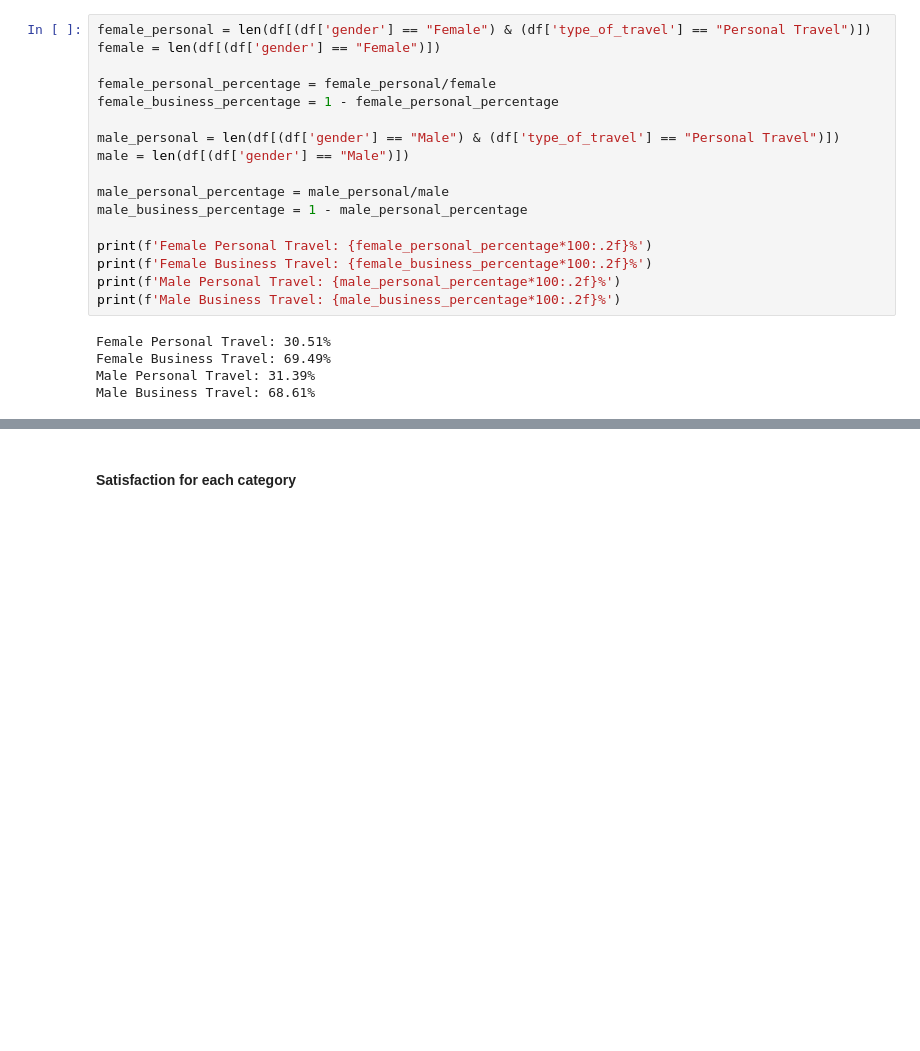
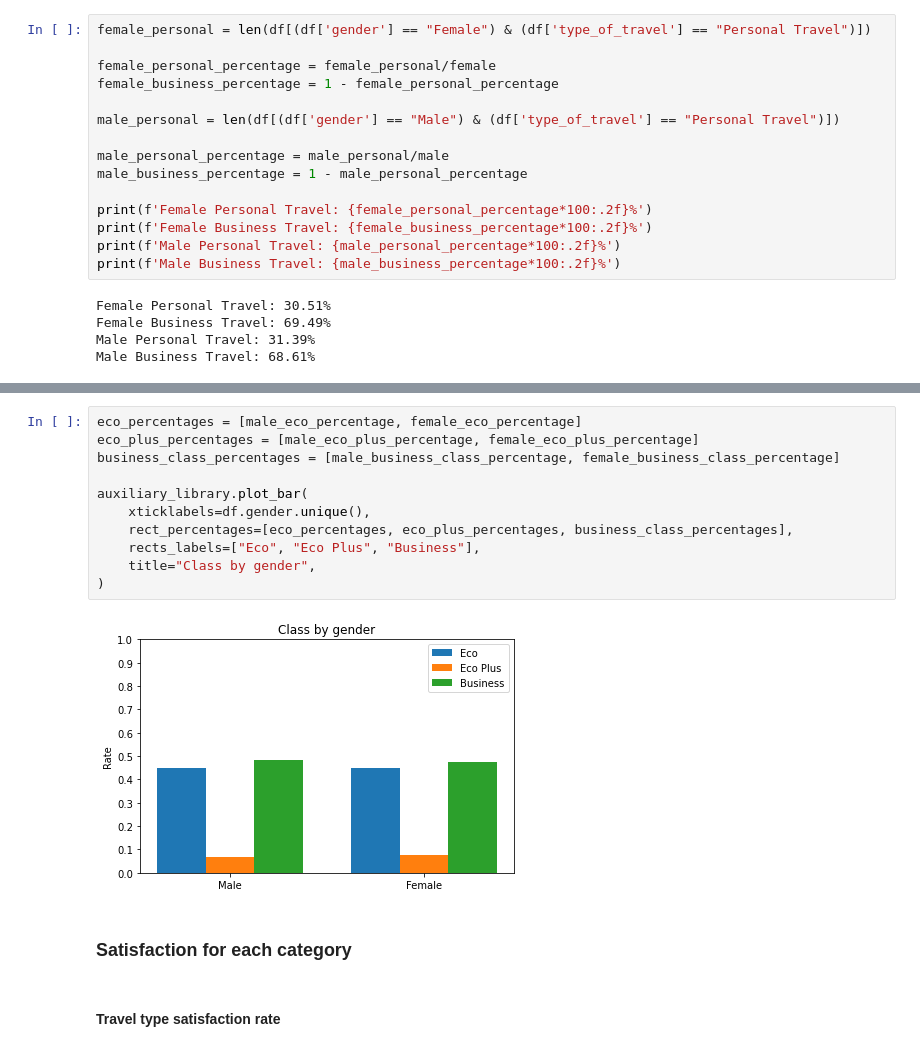
Before and after one commit to GabrielTourinho/airlilne_passenger_satisfaction, a Jupyter notebook: Airline Passenger Satisfaction.ipynb, the cells around one changed output, grey strips where cells are left out. Saved outputs shown, nothing was run; the diff lists cells and outputs as text; blank space fills up the shorter version.

```diff
--- a/Airline Passenger Satisfaction.ipynb
+++ b/Airline Passenger Satisfaction.ipynb
@@ -235,12 +517,10 @@ Male Disloyal Customer: 17.09%
 # %%
 female_personal = len(df[(df['gender'] == "Female") & (df['type_of_travel'] == "Personal Travel")])
-female = len(df[(df['gender'] == "Female")])
 
 female_personal_percentage = female_personal/female
 female_business_percentage = 1 - female_personal_percentage
 
 male_personal = len(df[(df['gender'] == "Male") & (df['type_of_travel'] == "Personal Travel")])
-male = len(df[(df['gender'] == "Male")])
 
 male_personal_percentage = male_personal/male
 male_business_percentage = 1 - male_personal_percentage
@@ -284,6 +576,21 @@ Female Business Class: 47.44%
 Male Eco Class: 44.76%
 Male Eco Plus Class: 6.95%
 Male Business Class: 48.29%
+# %%
+eco_percentages = [male_eco_percentage, female_eco_percentage]
+eco_plus_percentages = [male_eco_plus_percentage, female_eco_plus_percentage]
+business_class_percentages = [male_business_class_percentage, female_business_class_percentage]
+
+auxiliary_library.plot_bar(
+    xticklabels=df.gender.unique(),
+    rect_percentages=[eco_percentages, eco_plus_percentages, business_class_percentages],
+    rects_labels=["Eco", "Eco Plus", "Business"],
+    title="Class by gender",
+)
+# %% [output]
+[figure, added]
 # %% [markdown]
-#### Satisfaction for each category
+### Satisfaction for each category <a name="satisfaction"></a>
+# %% [markdown]
+#### Travel type satisfaction rate <a name="travel_type_satis_rate"></a>
 # %%
```
Also changed, not shown: parts of 89 cells of this notebook, 1 other file.
